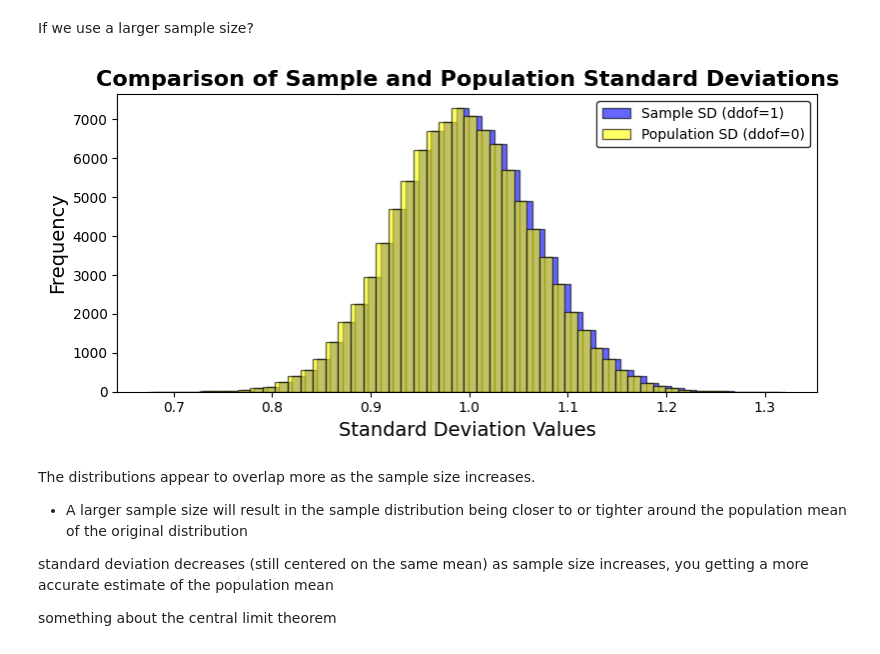
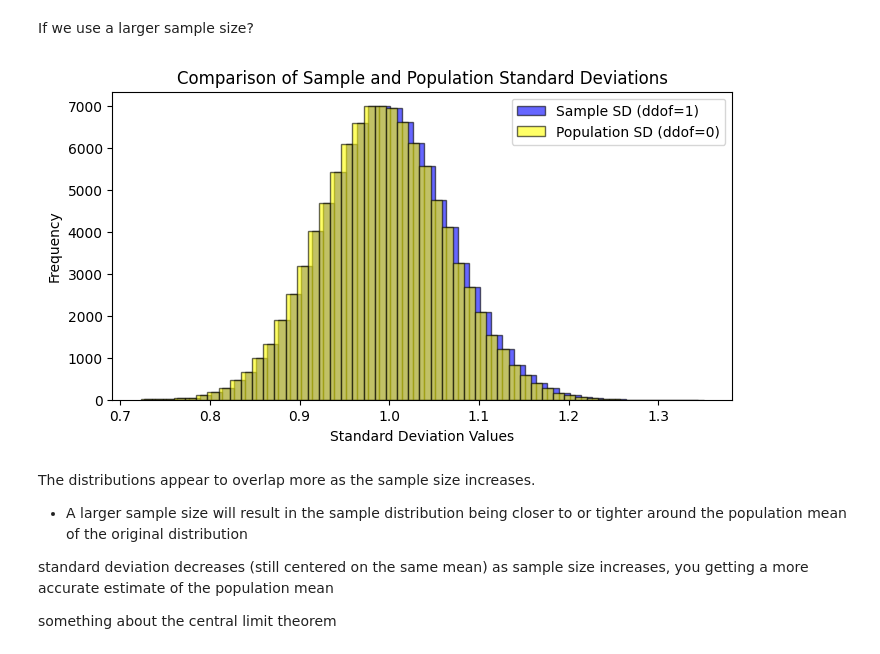
Before and after one commit to holmstead/applied_statistics, a Jupyter notebook: problems.ipynb, the cells around one changed output. Drawn from its saved outputs; the diff is of its cells as text; code cells hidden in the pictures.

```diff
--- a/problems.ipynb
+++ b/problems.ipynb
@@ -336,36 +320,31 @@ If we use a larger sample size?
 # %%
 # Define number of samples to generate, and
 n_samples = 100000
 sample_size = 100
 
 # Generate samples from the standard normal distribution
 samples = np.random.normal(loc=0.0, scale=1.0, size=(n_samples, sample_size))
 
 # Calculate sample standard deviations (ddof=1)
 sample_sd = np.std(samples, axis=1, ddof=1)
 
 # Calculate population standard deviations (ddof=0)
 population_sd = np.std(samples, axis=1, ddof=0)
 
 # Create a figure and axis for the plot.
 fig, ax = plt.subplots(figsize=(8, 4))
 
 # Plot histograms for sample and population standard deviations.
 ax.hist(sample_sd, bins=50, alpha=0.6, label='Sample SD (ddof=1)', color='blue', edgecolor='black')
 ax.hist(population_sd, bins=50, alpha=0.6, label='Population SD (ddof=0)', color='yellow', edgecolor='black')
 
-# Add titles and labels.
-ax.set_title('Comparison of Sample and Population Standard Deviations', fontsize=16, fontweight='bold')
-ax.set_xlabel('Standard Deviation Values', fontsize=14)
-ax.set_ylabel('Frequency', fontsize=14)
-
-# Add a legend with a transparent background.
-ax.legend(frameon=True, facecolor='white', edgecolor='black')
-
-# Display the plot.
-plt.tight_layout()
+# Add titles and labels
+ax.set_title('Comparison of Sample and Population Standard Deviations')
+ax.set_xlabel('Standard Deviation Values')
+ax.set_ylabel('Frequency')
+ax.legend();
 # %% [output]
-[figure, old version]
+[figure, new version]
 # %% [markdown]
 The distributions appear to overlap more as the sample size increases.
 
```
Also changed, not shown: parts of 33 cells of this notebook.
